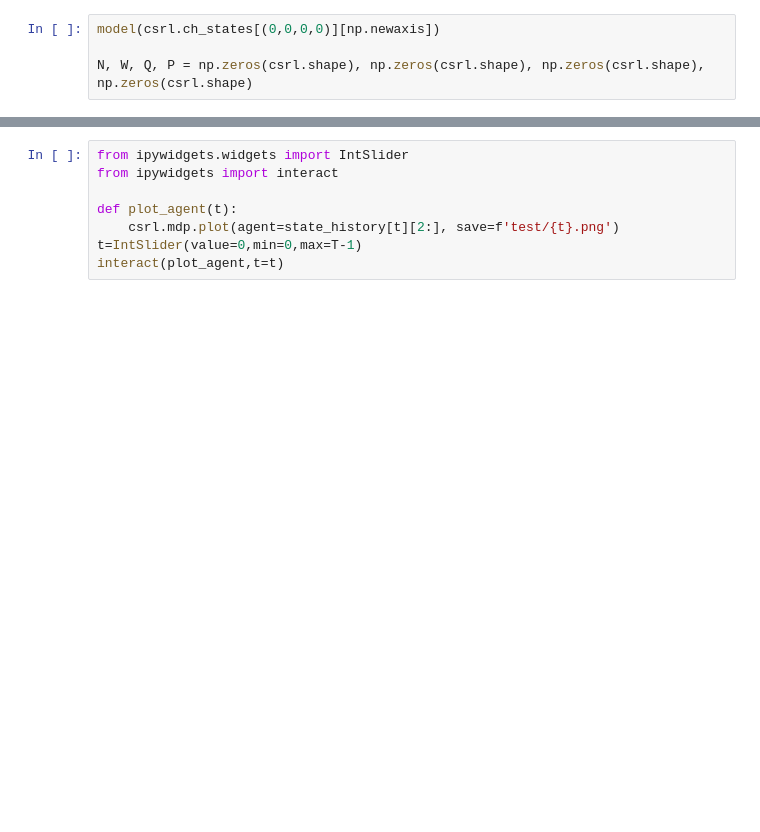
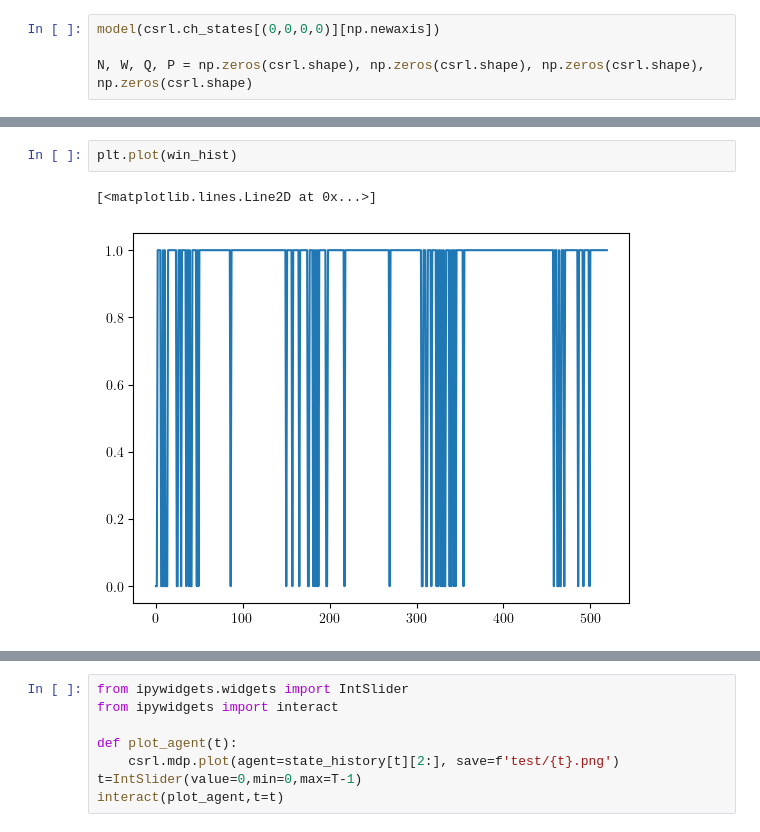
Before and after one commit to CL2-UWaterloo/RL-LTL, a Jupyter notebook: ComputeCanada_scrips/First_case.ipynb, the cells around one changed output, grey strips where cells are left out. Cells and saved outputs as stored; diff of their text form; blank space fills up the shorter version.

```diff
--- a/ComputeCanada_scrips/First_case.ipynb
+++ b/ComputeCanada_scrips/First_case.ipynb
@@ -171,3 +181,8 @@ Test wins: 20 / 20
+# %%
+plt.plot(win_hist)
+# %% [output]
+[<matplotlib.lines.Line2D at 0x...>]
+[figure, added]
 # %%
 succes_std = np.array(succes_std)
 
```
Also changed, not shown: parts of 4 cells of this notebook, 2 other files.
